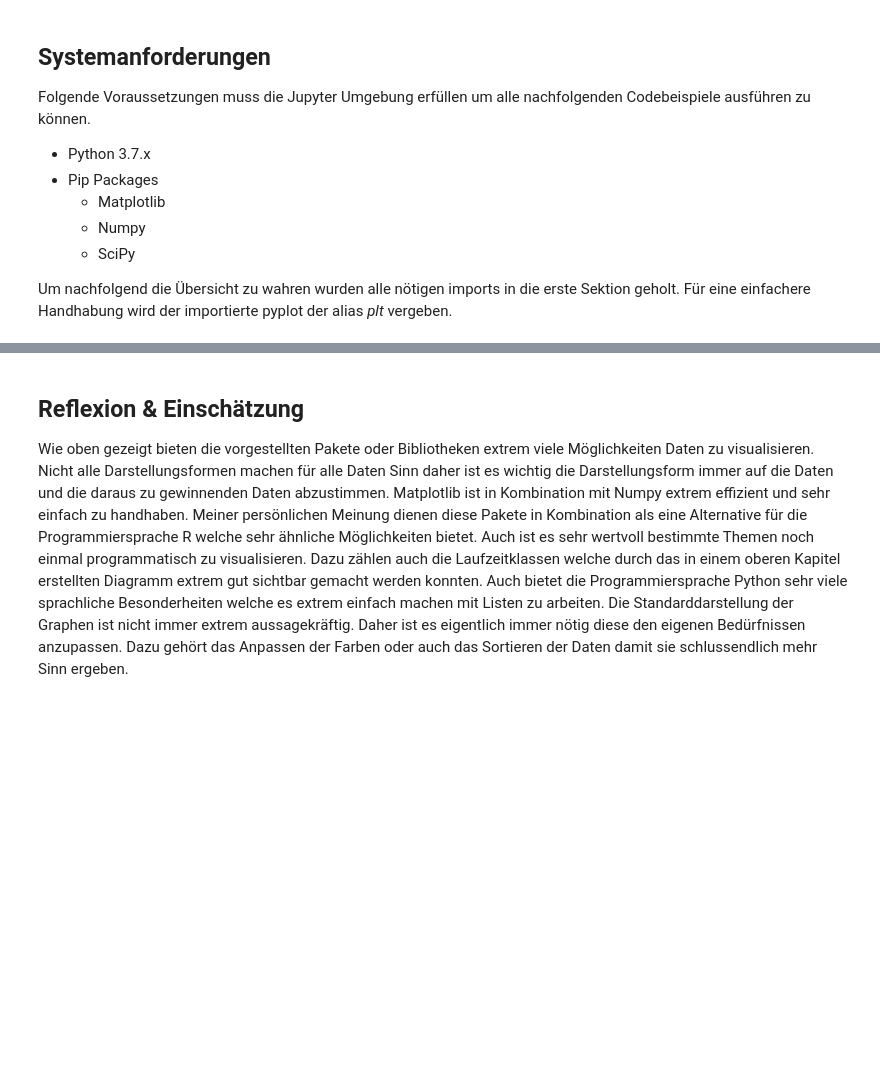
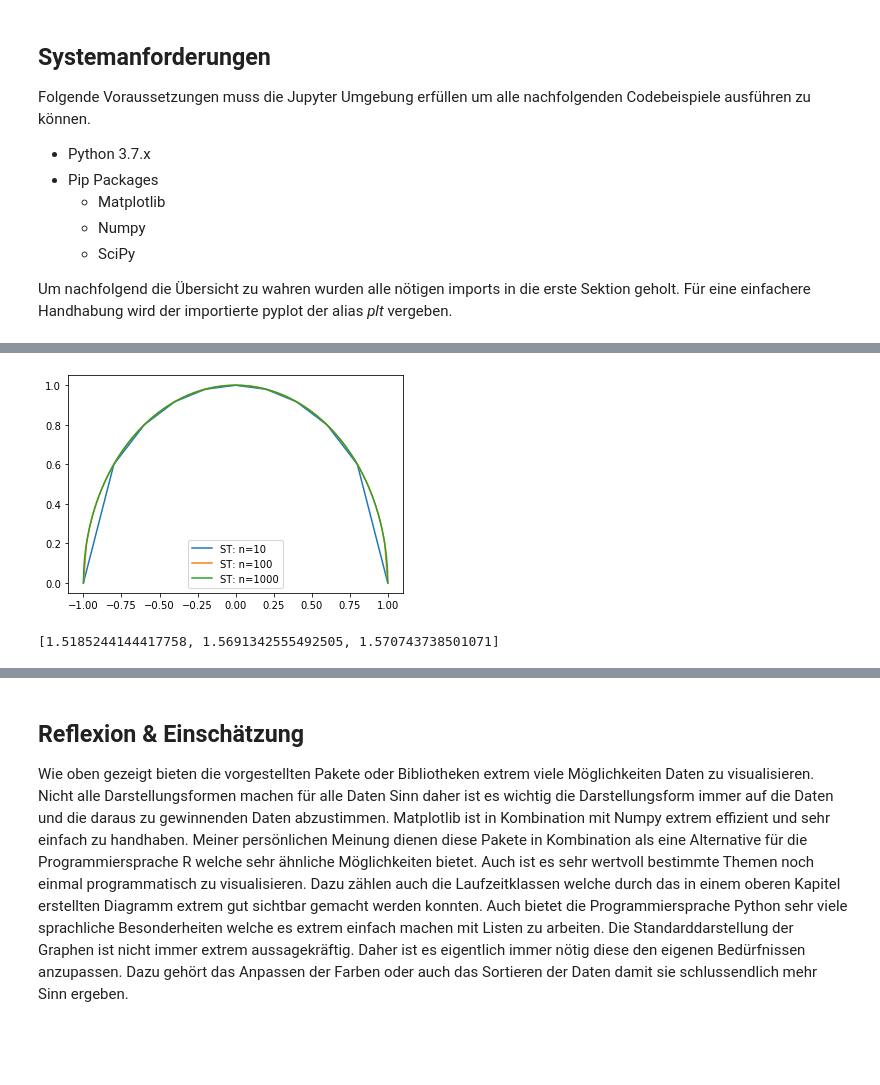
Before and after one commit to SwitzerChees/anpy, a Jupyter notebook: 2_matplotlib/notebook/numerische_integration.ipynb, the cells around one changed output, grey strips where cells are left out. Saved outputs shown, nothing was run; the diff lists cells and outputs as text; code cells hidden in the pictures; blank space fills up the shorter version.

```diff
--- a/2_matplotlib/notebook/numerische_integration.ipynb
+++ b/2_matplotlib/notebook/numerische_integration.ipynb
@@ -77,0 +84,34 @@ Das Grundprinzip beruht auf dem Prinzip der Annäherung. Es wird zuerst ein Bere
+# %%
+# Um die Implementation zu testen ist die Definition einer Funktion nötig
+# Als Beispiel nehmen wir die Fläche eines halben Einheitskreises da diese Fläche
+# auch ganz genau durch eine einfachere Formel bestimmt werden kann
+# was eine einfache Vergleichbarkeit ermöglicht
+# diese Funktion wird auch für die nachfolgenden Implementationen verwendet
+appr_circle = [-1, 1, lambda x: np.sqrt(-x**2 + r**2)]
+
+# Approximationen der Aufgabenstellung
+# Werden beim Vergleich verwendet
+appr_sin = [0, np.pi, lambda x: np.sin(x)]
+appr_sqrt = [-1, 1, lambda x: np.sqrt(1 - x**2)]
+appr_square = [0, 1, lambda x: x**2]
+# %%
+n_to_test = [10, 100, 1000]
+
+def test_rules_by_appr(rules, appr, plot=True):
+    results = []
+    for rule in rules:
+        for n in n_to_test:
+            A, course = rule[1](appr[2], appr[0], appr[1], n)
+            if plot:
+                plt.plot(course[0], course[1], label=f'{rule[0]}: n={n}')
+            results.append(A)
+    if plot:
+        plt.legend()
+        plt.show()
+    return results
+
+results = test_rules_by_appr([['ST', sekanten_trapez_regel]], appr_circle)
+print(results)
+# %% [output]
+[figure, added]
+[1.5185244144417758, 1.5691342555492505, 1.570743738501071]
```
Also changed, not shown: parts of 12 cells of this notebook, 2 other files.
